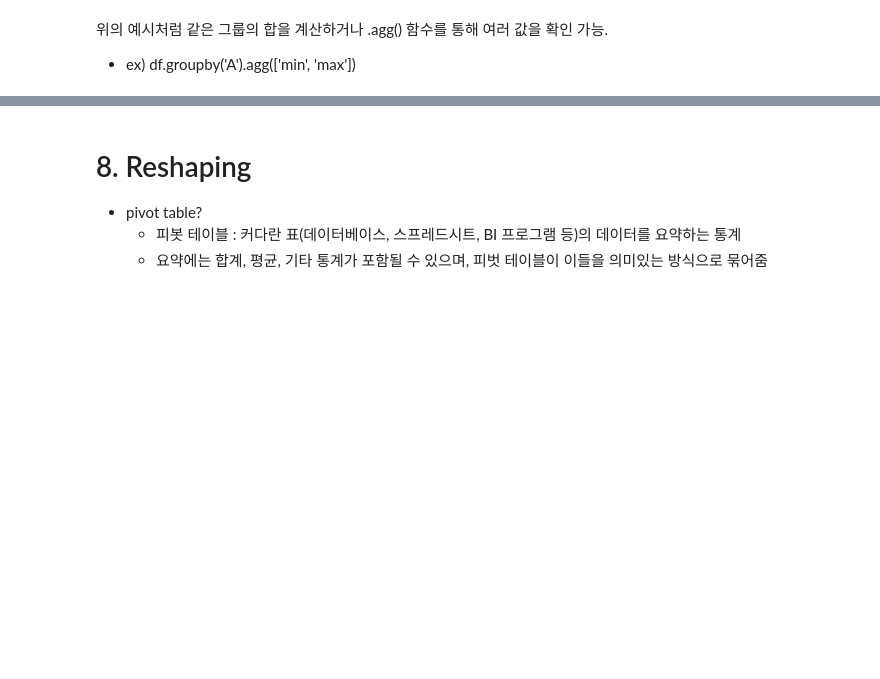
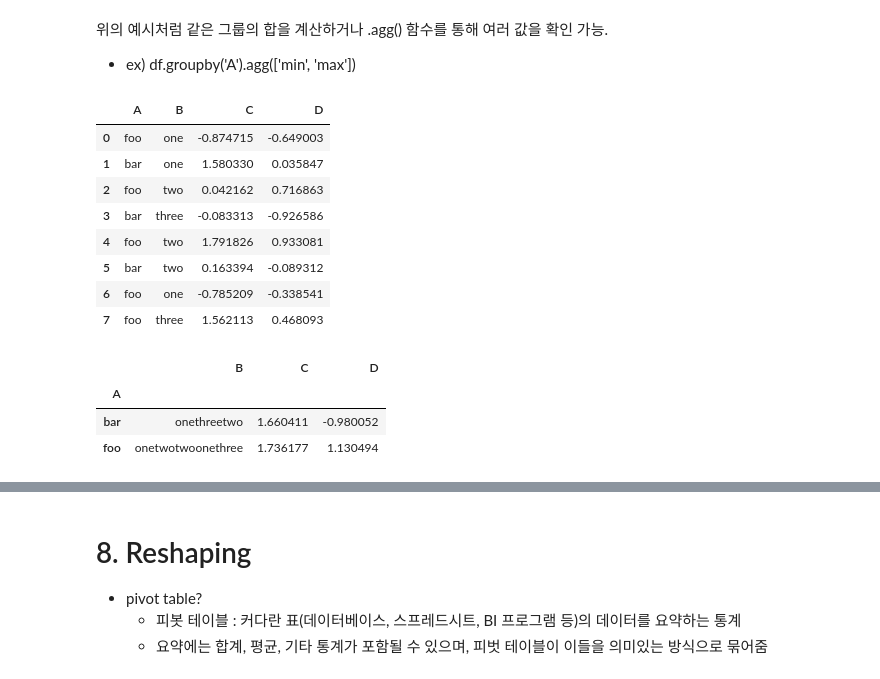
Before and after one commit to JinnieL/Bigquery-Pandas-, a Jupyter notebook: 1. Pandas 활용.ipynb, the cells around one changed output, grey strips where cells are left out. Cells and saved outputs as stored; diff of their text form; code cells hidden in the pictures; blank space fills up the shorter version.

```diff
--- a/1. Pandas 활용.ipynb
+++ b/1. Pandas 활용.ipynb
@@ -771,3 +780,22 @@ merged
 # %% [markdown]
 위의 예시처럼 같은 그룹의 합을 계산하거나 .agg() 함수를 통해 여러 값을 확인 가능.
 - ex) df.groupby('A').agg(['min', 'max'])
+# %%
+df = pd.DataFrame({'A': ['foo', 'bar', 'foo', 'bar',
+                         'foo', 'bar', 'foo', 'foo'],
+                   'B': ['one', 'one', 'two', 'three',
+                         'two', 'two', 'one', 'three'],
+                   'C': np.random.randn(8),
+                   'D': np.random.randn(8)})
+# %%
+df
+# %% [output]
+|  | A | B | C | D |
+| 0 | foo | one | -0.874715 | -0.649003 |
+| 1 | bar | one | 1.580330 | 0.035847 |
+| 2 | foo | two | 0.042162 | 0.716863 |
+| 3 | bar | three | -0.083313 | -0.926586 |
+| 4 | foo | two | 1.791826 | 0.933081 |
+| 5 | bar | two | 0.163394 | -0.089312 |
+| 6 | foo | one | -0.785209 | -0.338541 |
+| 7 | foo | three | 1.562113 | 0.468093 |
@@ -773,0 +807,7 @@ merged
+# %%
+df.groupby('A').sum()
+# %% [output]
+|  | B | C | D |
+| A |  |  |  |
+| bar | onethreetwo | 1.660411 | -0.980052 |
+| foo | onetwotwoonethree | 1.736177 | 1.130494 |
```
Also changed, not shown: parts of 58 cells of this notebook.
